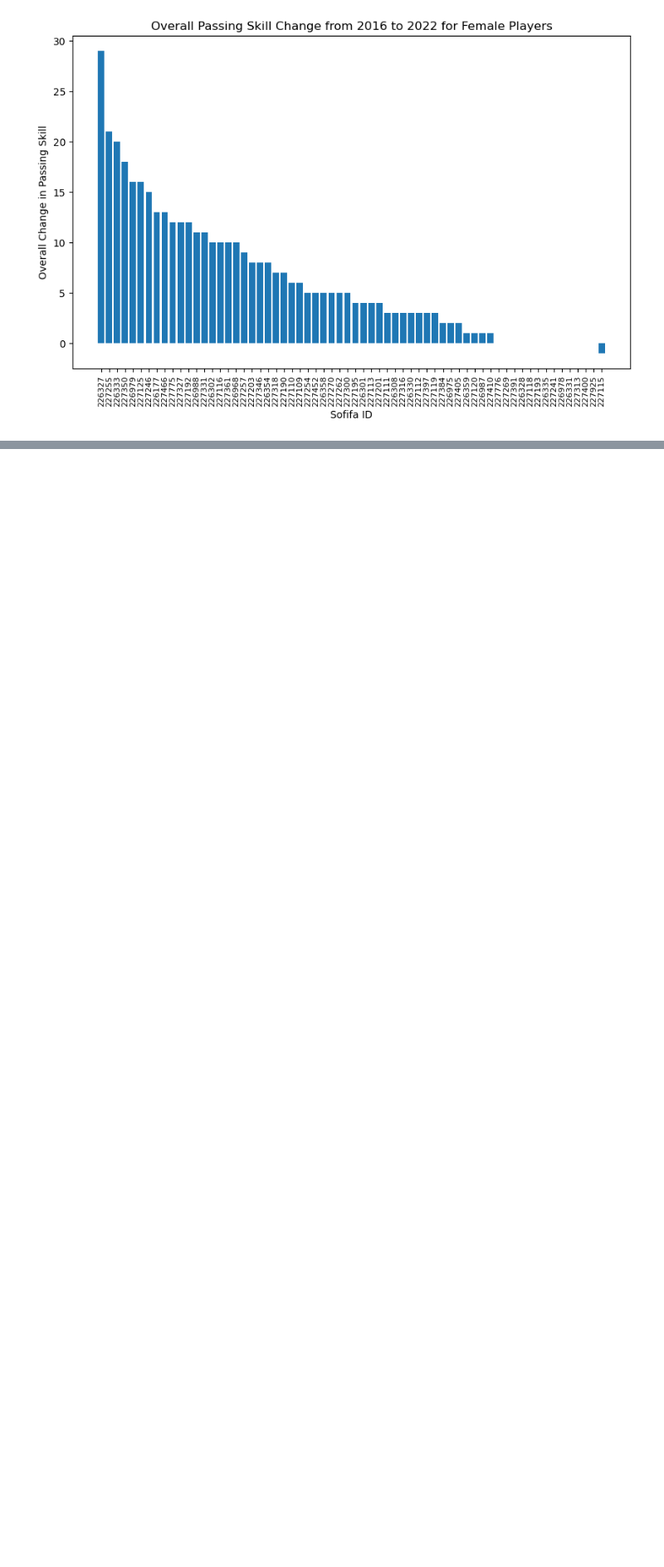
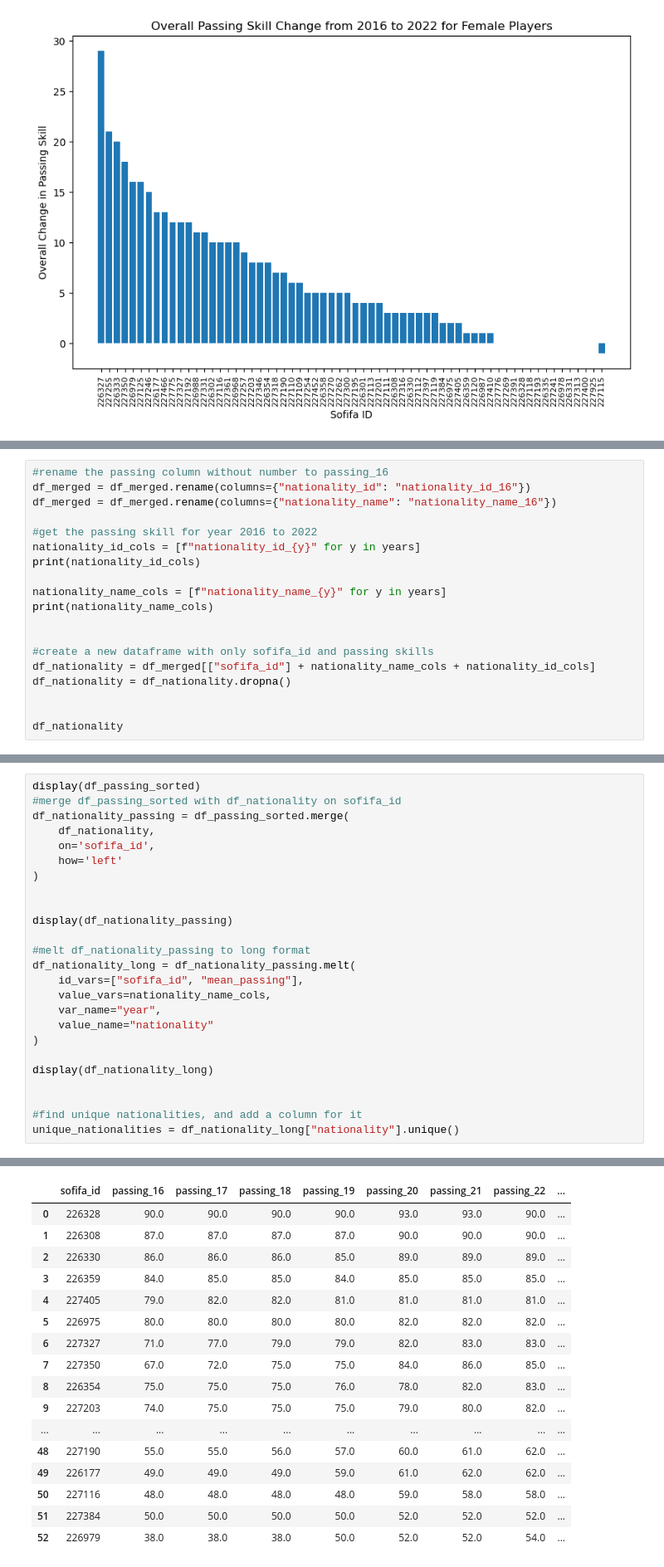
Before and after one commit to Cynthiah0503/qtm151fall2025, a Jupyter notebook: Final Project/final project.ipynb, the cells around one changed output, grey strips where cells are left out. Shown at 83% size. Drawn from its saved outputs; the diff is of its cells as text; blank space fills up the shorter version.

```diff
--- a/Final Project/final project.ipynb
+++ b/Final Project/final project.ipynb
@@ -350,0 +295,19 @@ plt.show()
+# %%
+#rename the passing column without number to passing_16
+df_merged = df_merged.rename(columns={"nationality_id": "nationality_id_16"})
+df_merged = df_merged.rename(columns={"nationality_name": "nationality_name_16"})
+
+#get the passing skill for year 2016 to 2022
+nationality_id_cols = [f"nationality_id_{y}" for y in years]
+print(nationality_id_cols)
+
+nationality_name_cols = [f"nationality_name_{y}" for y in years]
+print(nationality_name_cols)
+
+
+#create a new dataframe with only sofifa_id and passing skills
+df_nationality = df_merged[["sofifa_id"] + nationality_name_cols + nationality_id_cols]
+df_nationality = df_nationality.dropna()
+
+
+df_nationality
@@ -350,0 +378,26 @@ plt.show()
+# %%
+display(df_passing_sorted)
+#merge df_passing_sorted with df_nationality on sofifa_id
+df_nationality_passing = df_passing_sorted.merge(
+    df_nationality,
+    on='sofifa_id',
+    how='left'
+)
+
+
+display(df_nationality_passing)
+
+#melt df_nationality_passing to long format
+df_nationality_long = df_nationality_passing.melt(
+    id_vars=["sofifa_id", "mean_passing"],
+    value_vars=nationality_name_cols,
+    var_name="year",
+    value_name="nationality"
+)
+
+display(df_nationality_long)
+
+
+#find unique nationalities, and add a column for it
+unique_nationalities = df_nationality_long["nationality"].unique()
+# %% [output]
@@ -350,0 +421,17 @@ plt.show()
+|  | sofifa_id | passing_16 | passing_17 | passing_18 | passing_19 | passing_20 | passing_21 | passing_22 | ... |
+| 0 | 226328 | 90.0 | 90.0 | 90.0 | 90.0 | 93.0 | 93.0 | 90.0 | ... |
+| 1 | 226308 | 87.0 | 87.0 | 87.0 | 87.0 | 90.0 | 90.0 | 90.0 | ... |
+| 2 | 226330 | 86.0 | 86.0 | 86.0 | 85.0 | 89.0 | 89.0 | 89.0 | ... |
+| 3 | 226359 | 84.0 | 85.0 | 85.0 | 84.0 | 85.0 | 85.0 | 85.0 | ... |
+| 4 | 227405 | 79.0 | 82.0 | 82.0 | 81.0 | 81.0 | 81.0 | 81.0 | ... |
+| 5 | 226975 | 80.0 | 80.0 | 80.0 | 80.0 | 82.0 | 82.0 | 82.0 | ... |
+| 6 | 227327 | 71.0 | 77.0 | 79.0 | 79.0 | 82.0 | 83.0 | 83.0 | ... |
+| 7 | 227350 | 67.0 | 72.0 | 75.0 | 75.0 | 84.0 | 86.0 | 85.0 | ... |
+| 8 | 226354 | 75.0 | 75.0 | 75.0 | 76.0 | 78.0 | 82.0 | 83.0 | ... |
+| 9 | 227203 | 74.0 | 75.0 | 75.0 | 75.0 | 79.0 | 80.0 | 82.0 | ... |
+| ... | ... | ... | ... | ... | ... | ... | ... | ... | ... |
+| 48 | 227190 | 55.0 | 55.0 | 56.0 | 57.0 | 60.0 | 61.0 | 62.0 | ... |
+| 49 | 226177 | 49.0 | 49.0 | 49.0 | 59.0 | 61.0 | 62.0 | 62.0 | ... |
+| 50 | 227116 | 48.0 | 48.0 | 48.0 | 48.0 | 59.0 | 58.0 | 58.0 | ... |
+| 51 | 227384 | 50.0 | 50.0 | 50.0 | 50.0 | 52.0 | 52.0 | 52.0 | ... |
+| 52 | 226979 | 38.0 | 38.0 | 38.0 | 50.0 | 52.0 | 52.0 | 54.0 | ... |
```
Also changed, not shown: parts of 25 cells of this notebook, 1 other file.
